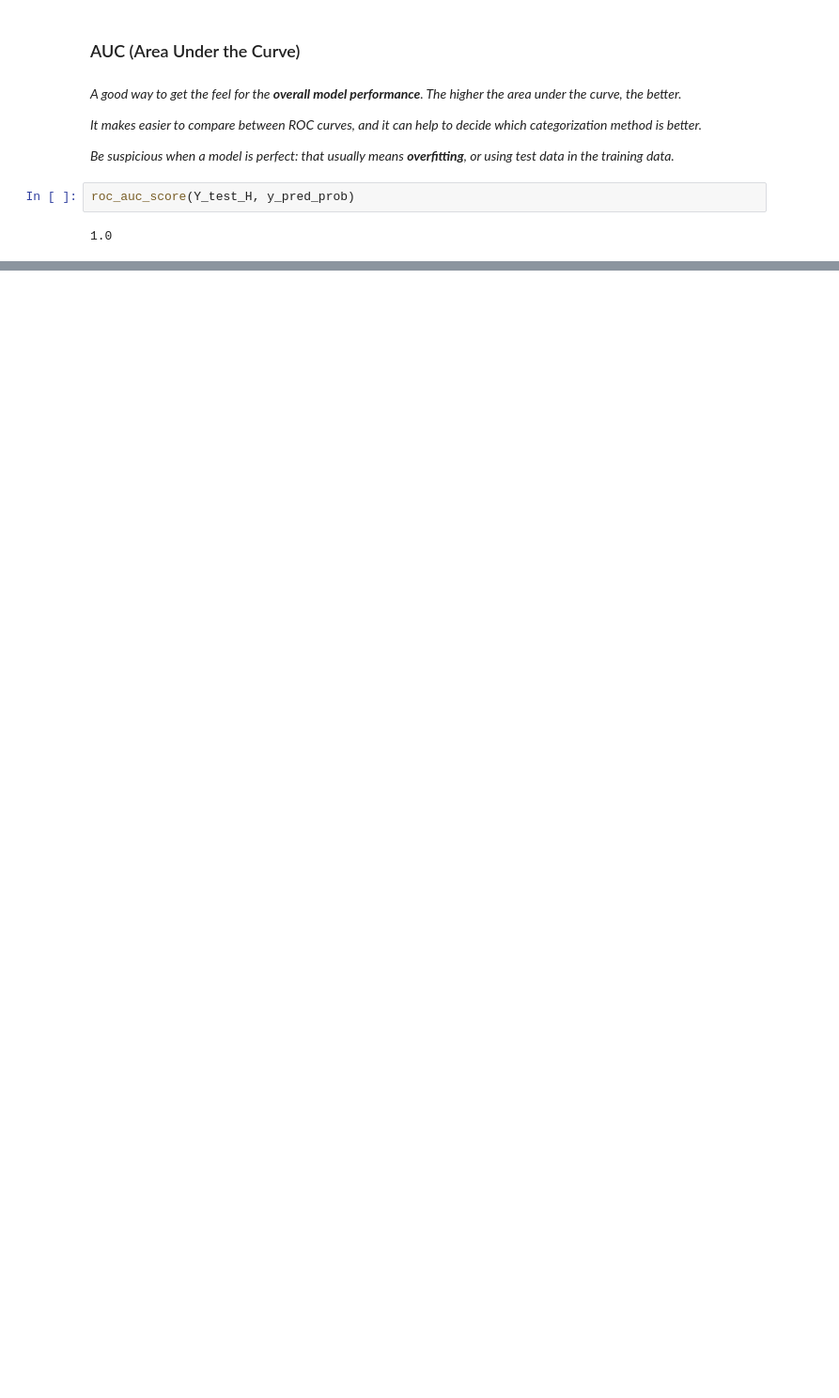
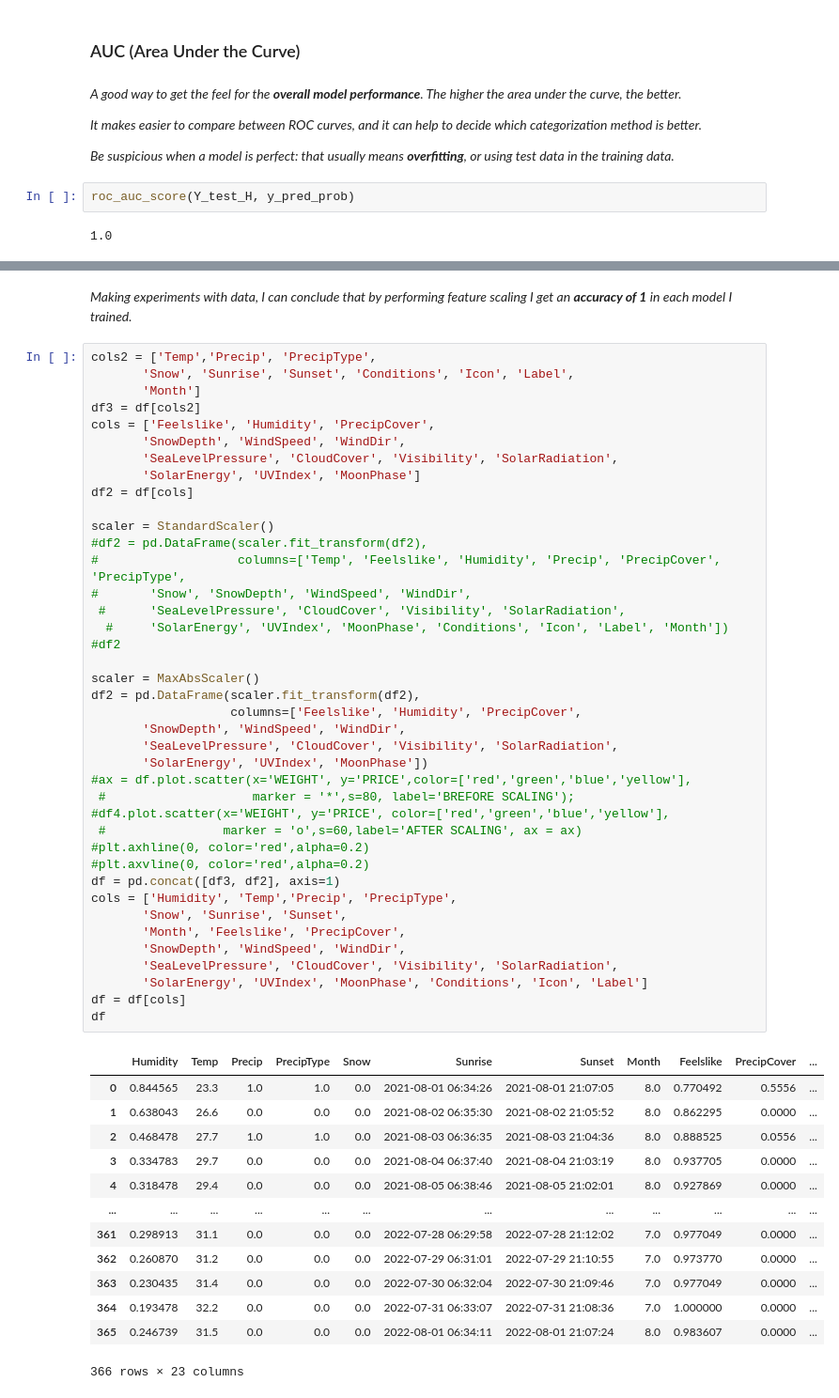
Before and after one commit to aidagomezbueno/Jupyter-Notebook, a Jupyter notebook: hw5.ipynb, the cells around one changed output, grey strips where cells are left out. Shown at 94% size. Cells and saved outputs as stored; diff of their text form; blank space fills up the shorter version.

```diff
--- a/hw5.ipynb
+++ b/hw5.ipynb
@@ -699,0 +747,56 @@ roc_auc_score(Y_test_H, y_pred_prob)
+# %% [markdown]
+*Making experiments with data, I can conclude that by performing feature scaling I get an **accuracy of 1** in each model I trained.*
+# %%
+cols2 = ['Temp','Precip', 'PrecipType',
+       'Snow', 'Sunrise', 'Sunset', 'Conditions', 'Icon', 'Label',
+       'Month']
+df3 = df[cols2]
+cols = ['Feelslike', 'Humidity', 'PrecipCover',
+       'SnowDepth', 'WindSpeed', 'WindDir',
+       'SeaLevelPressure', 'CloudCover', 'Visibility', 'SolarRadiation',
+       'SolarEnergy', 'UVIndex', 'MoonPhase']
+df2 = df[cols]
+
+scaler = StandardScaler()
+#df2 = pd.DataFrame(scaler.fit_transform(df2),
+#                   columns=['Temp', 'Feelslike', 'Humidity', 'Precip', 'PrecipCover', 'PrecipType',
+#       'Snow', 'SnowDepth', 'WindSpeed', 'WindDir',
+ #      'SeaLevelPressure', 'CloudCover', 'Visibility', 'SolarRadiation',
+  #     'SolarEnergy', 'UVIndex', 'MoonPhase', 'Conditions', 'Icon', 'Label', 'Month'])
+#df2
+
+scaler = MaxAbsScaler()
+df2 = pd.DataFrame(scaler.fit_transform(df2),
+                   columns=['Feelslike', 'Humidity', 'PrecipCover',
+       'SnowDepth', 'WindSpeed', 'WindDir',
+       'SeaLevelPressure', 'CloudCover', 'Visibility', 'SolarRadiation',
+       'SolarEnergy', 'UVIndex', 'MoonPhase'])
+#ax = df.plot.scatter(x='WEIGHT', y='PRICE',color=['red','green','blue','yellow'],
+ #                    marker = '*',s=80, label='BREFORE SCALING');
+#df4.plot.scatter(x='WEIGHT', y='PRICE', color=['red','green','blue','yellow'],
+ #                marker = 'o',s=60,label='AFTER SCALING', ax = ax)
+#plt.axhline(0, color='red',alpha=0.2)
+#plt.axvline(0, color='red',alpha=0.2)
+df = pd.concat([df3, df2], axis=1)
+cols = ['Humidity', 'Temp','Precip', 'PrecipType',
+       'Snow', 'Sunrise', 'Sunset',
+       'Month', 'Feelslike', 'PrecipCover',
+       'SnowDepth', 'WindSpeed', 'WindDir',
+       'SeaLevelPressure', 'CloudCover', 'Visibility', 'SolarRadiation',
+       'SolarEnergy', 'UVIndex', 'MoonPhase', 'Conditions', 'Icon', 'Label']
+df = df[cols]
+df
+# %% [output]
+|  | Humidity | Temp | Precip | PrecipType | Snow | Sunrise | Sunset | Month | Feelslike | PrecipCover | ... |
+| 0 | 0.844565 | 23.3 | 1.0 | 1.0 | 0.0 | 2021-08-01 06:34:26 | 2021-08-01 21:07:05 | 8.0 | 0.770492 | 0.5556 | ... |
+| 1 | 0.638043 | 26.6 | 0.0 | 0.0 | 0.0 | 2021-08-02 06:35:30 | 2021-08-02 21:05:52 | 8.0 | 0.862295 | 0.0000 | ... |
+| 2 | 0.468478 | 27.7 | 1.0 | 1.0 | 0.0 | 2021-08-03 06:36:35 | 2021-08-03 21:04:36 | 8.0 | 0.888525 | 0.0556 | ... |
+| 3 | 0.334783 | 29.7 | 0.0 | 0.0 | 0.0 | 2021-08-04 06:37:40 | 2021-08-04 21:03:19 | 8.0 | 0.937705 | 0.0000 | ... |
+| 4 | 0.318478 | 29.4 | 0.0 | 0.0 | 0.0 | 2021-08-05 06:38:46 | 2021-08-05 21:02:01 | 8.0 | 0.927869 | 0.0000 | ... |
+| ... | ... | ... | ... | ... | ... | ... | ... | ... | ... | ... | ... |
+| 361 | 0.298913 | 31.1 | 0.0 | 0.0 | 0.0 | 2022-07-28 06:29:58 | 2022-07-28 21:12:02 | 7.0 | 0.977049 | 0.0000 | ... |
+| 362 | 0.260870 | 31.2 | 0.0 | 0.0 | 0.0 | 2022-07-29 06:31:01 | 2022-07-29 21:10:55 | 7.0 | 0.973770 | 0.0000 | ... |
+| 363 | 0.230435 | 31.4 | 0.0 | 0.0 | 0.0 | 2022-07-30 06:32:04 | 2022-07-30 21:09:46 | 7.0 | 0.977049 | 0.0000 | ... |
+| 364 | 0.193478 | 32.2 | 0.0 | 0.0 | 0.0 | 2022-07-31 06:33:07 | 2022-07-31 21:08:36 | 7.0 | 1.000000 | 0.0000 | ... |
+| 365 | 0.246739 | 31.5 | 0.0 | 0.0 | 0.0 | 2022-08-01 06:34:11 | 2022-08-01 21:07:24 | 8.0 | 0.983607 | 0.0000 | ... |
+366 rows × 23 columns
```
Also changed, not shown: parts of 101 cells of this notebook.
